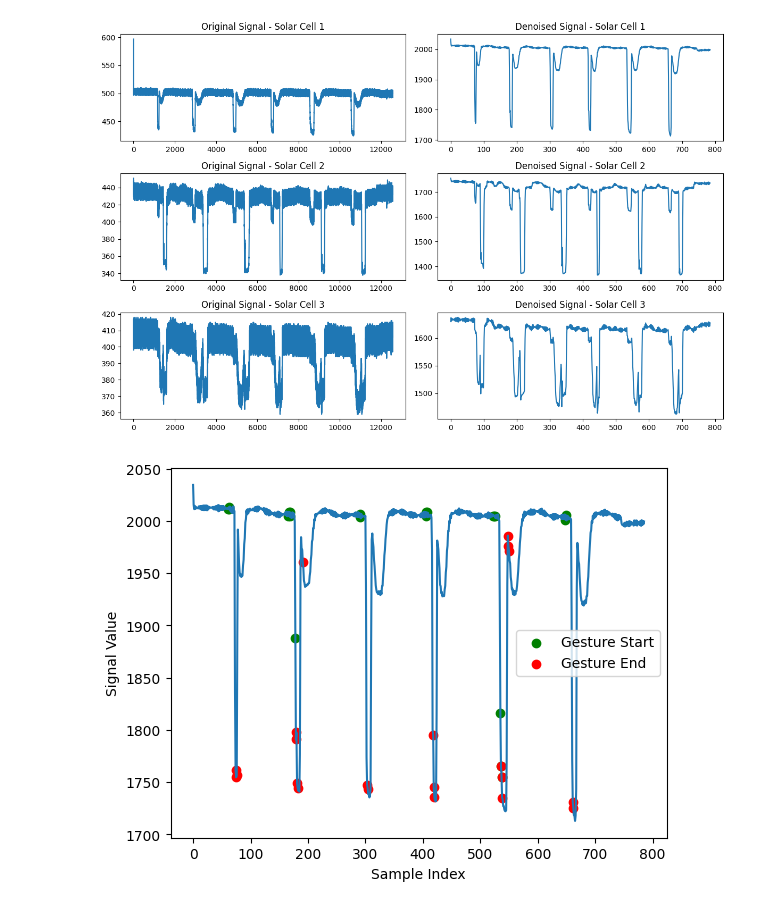
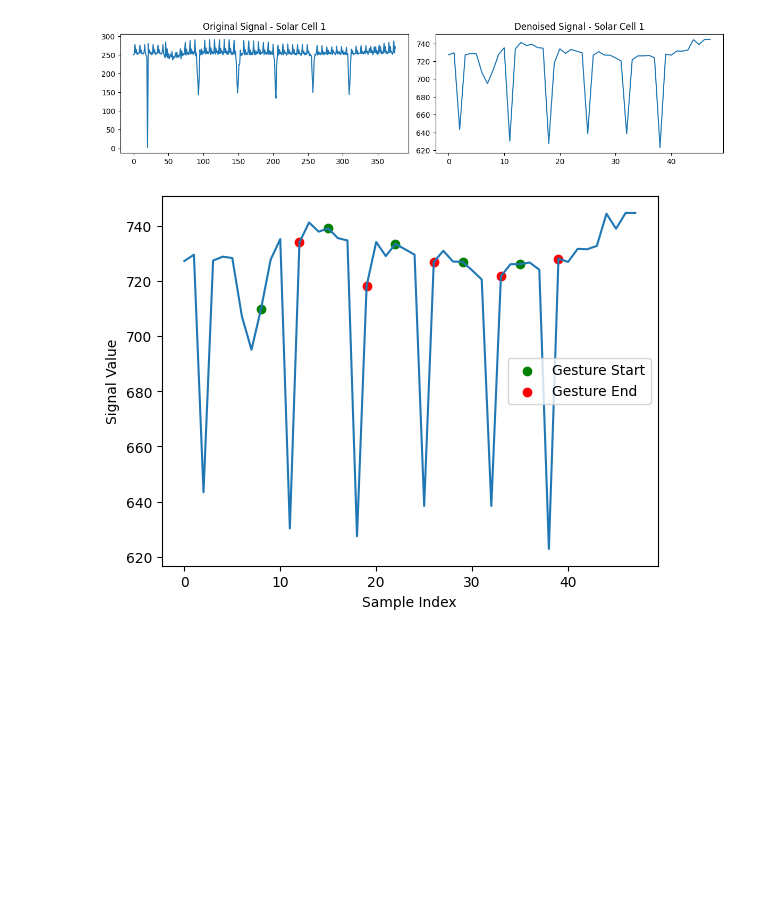
Before and after one commit to Dragonsky8/VLC_Lab_G4, a Jupyter notebook: Lab3/Processor.ipynb, the cells around one changed output. Saved outputs shown, nothing was run; the diff lists cells and outputs as text; code cells hidden in the pictures; blank space fills up the shorter version.

Commit message:
need to feature detection now

```diff
--- a/Lab3/Processor.ipynb
+++ b/Lab3/Processor.ipynb
@@ -29,80 +45,82 @@ with open('sensor_data.csv', mode='w', newline='') as file:
         pass
 # %%
 # read the csv file
-df = pd.read_csv('left_to_right.csv')
+df = pd.read_csv('sensor_data.csv')
 # df = pd.read_csv('right_to_left.csv')
 
 # get the data of each solar cell
-solar_cell_1 = df['Cell 1']
-solar_cell_2 = df['Cell 2']
-solar_cell_3 = df['Cell 3']
+solar_cell_1 = df['Sensor Value']
+# solar_cell_2 = df['Cell 2']
+# solar_cell_3 = df['Cell 3']
 
 # apply DWT for the current value of each solar cell
-coeffs_1 = pywt.wavedec(solar_cell_1, 'haar', level=5) #coeffs_1[0] contains the first-level approximation coefficient of solar_cell_1, coeffs_1[1] contains the first-level detail coefficient of solar_cell_1
-coeffs_2 = pywt.wavedec(solar_cell_2, 'haar', level=5)
-coeffs_3 = pywt.wavedec(solar_cell_3, 'haar', level=5)
+coeffs_1 = pywt.wavedec(solar_cell_1, 'haar', level=4) #coeffs_1[0] contains the first-level approximation coefficient of solar_cell_1, coeffs_1[1] contains the first-level detail coefficient of solar_cell_1
+# coeffs_2 = pywt.wavedec(solar_cell_2, 'haar', level=5)
+# coeffs_3 = pywt.wavedec(solar_cell_3, 'haar', level=5)
 
-cA5, cD5, cD4, cD3, cD2, cD1 = coeffs_1
+# cA5, cD5, cD4, cD3, cD2, cD1 = coeffs_1
 
 # print("Coefficients for solar_cell_1:", cA5)
 # print("Coefficients for solar_cell_2:", coeffs_2)
 # print("Coefficients for solar_cell_3:", coeffs_3)
 # %%
+# approx_coeff_1 = stats.zscore(coeffs_1[0])
+# detail_coeff_1 = stats.zscore(coeffs_1[1])
 approx_coeff_1 = coeffs_1[0]
 detail_coeff_1 = coeffs_1[1]
-approx_coeff_2 = coeffs_2[0]
-detail_coeff_2 = coeffs_2[1]
-approx_coeff_3 = coeffs_3[0]
-detail_coeff_3 = coeffs_3[1]
+# approx_coeff_2 = coeffs_2[0]
+# detail_coeff_2 = coeffs_2[1]
+# approx_coeff_3 = coeffs_3[0]
+# detail_coeff_3 = coeffs_3[1]
 
 # should be changed based on reality
 threshold = 0.4
 
 # apply a threshold on detail coeffcient
 detail_coeff_thresh_1 = pywt.threshold(detail_coeff_1, threshold, mode='soft')
-detail_coeff_thresh_2 = pywt.threshold(detail_coeff_2, threshold, mode='soft')
-detail_coeff_thresh_3 = pywt.threshold(detail_coeff_3, threshold, mode='soft')
+# detail_coeff_thresh_2 = pywt.threshold(detail_coeff_2, threshold, mode='soft')
+# detail_coeff_thresh_3 = pywt.threshold(detail_coeff_3, threshold, mode='soft')
 
 # reconstruct the signal
 coeffs_denoised_1 = [approx_coeff_1, detail_coeff_thresh_1]
 solar_cell_denoised_1 = pywt.waverec(coeffs_denoised_1, 'haar')
-coeffs_denoised_2 = [approx_coeff_2, detail_coeff_thresh_2]
-solar_cell_denoised_2 = pywt.waverec(coeffs_denoised_2, 'haar')
-coeffs_denoised_3 = [approx_coeff_3, detail_coeff_thresh_3]
-solar_cell_denoised_3 = pywt.waverec(coeffs_denoised_3, 'haar')
+# coeffs_denoised_2 = [approx_coeff_2, detail_coeff_thresh_2]
+# solar_cell_denoised_2 = pywt.waverec(coeffs_denoised_2, 'haar')
+# coeffs_denoised_3 = [approx_coeff_3, detail_coeff_thresh_3]
+# solar_cell_denoised_3 = pywt.waverec(coeffs_denoised_3, 'haar')
 
 
 # plot the comparison of single before and after denoising
 plt.figure(figsize=(12, 8))
 
 plt.subplot(3, 2, 1)
 plt.plot(solar_cell_1)
 plt.title('Original Signal - Solar Cell 1')
 
 plt.subplot(3, 2, 2)
 plt.plot(solar_cell_denoised_1)
 plt.title('Denoised Signal - Solar Cell 1')
 
-plt.subplot(3, 2, 3)
-plt.plot(solar_cell_2)
-plt.title('Original Signal - Solar Cell 2')
+# plt.subplot(3, 2, 3)
+# plt.plot(solar_cell_2)
+# plt.title('Original Signal - Solar Cell 2')
 
-plt.subplot(3, 2, 4)
-plt.plot(solar_cell_denoised_2)
-plt.title('Denoised Signal - Solar Cell 2')
+# plt.subplot(3, 2, 4)
+# plt.plot(solar_cell_denoised_2)
+# plt.title('Denoised Signal - Solar Cell 2')
 
-plt.subplot(3, 2, 5)
-plt.plot(solar_cell_3)
-plt.title('Original Signal - Solar Cell 3')
+# plt.subplot(3, 2, 5)
+# plt.plot(solar_cell_3)
+# plt.title('Original Signal - Solar Cell 3')
 
-plt.subplot(3, 2, 6)
-plt.plot(solar_cell_denoised_3)
-plt.title('Denoised Signal - Solar Cell 3')
+# plt.subplot(3, 2, 6)
+# plt.plot(solar_cell_denoised_3)
+# plt.title('Denoised Signal - Solar Cell 3')
 
 plt.tight_layout()
 plt.show()
 # %% [output]
-[figure, old version]
+[figure, new version]
 # %%
 def detect_gesture_starts_ends(signal, window_size, std_threshold, mean_threshold):
     starts = []
@@ -121,7 +139,7 @@ def detect_gesture_starts_ends(signal, window_size, std_threshold, mean_threshol
     return starts, ends
 
 # get the start and end points of hand gesture
-starts, ends = detect_gesture_starts_ends(solar_cell_denoised_1, 13, 100, 100)
+starts, ends = detect_gesture_starts_ends(solar_cell_denoised_1, 4, 120, 50)
 
 plt.plot(solar_cell_denoised_1)
 
@@ -135,4 +153,4 @@ plt.legend()
 
 plt.show()
 # %% [output]
-[figure, old version]
+[figure, new version]
```
Also changed, not shown: parts of 4 cells of this notebook, 2 other files.
